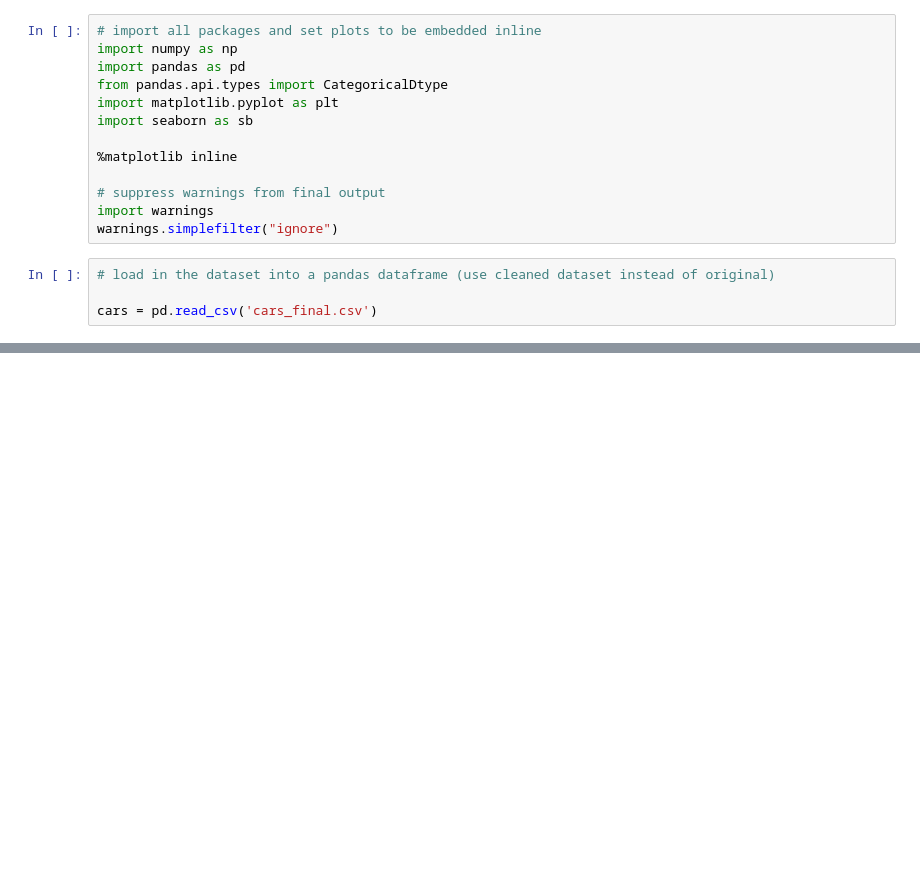
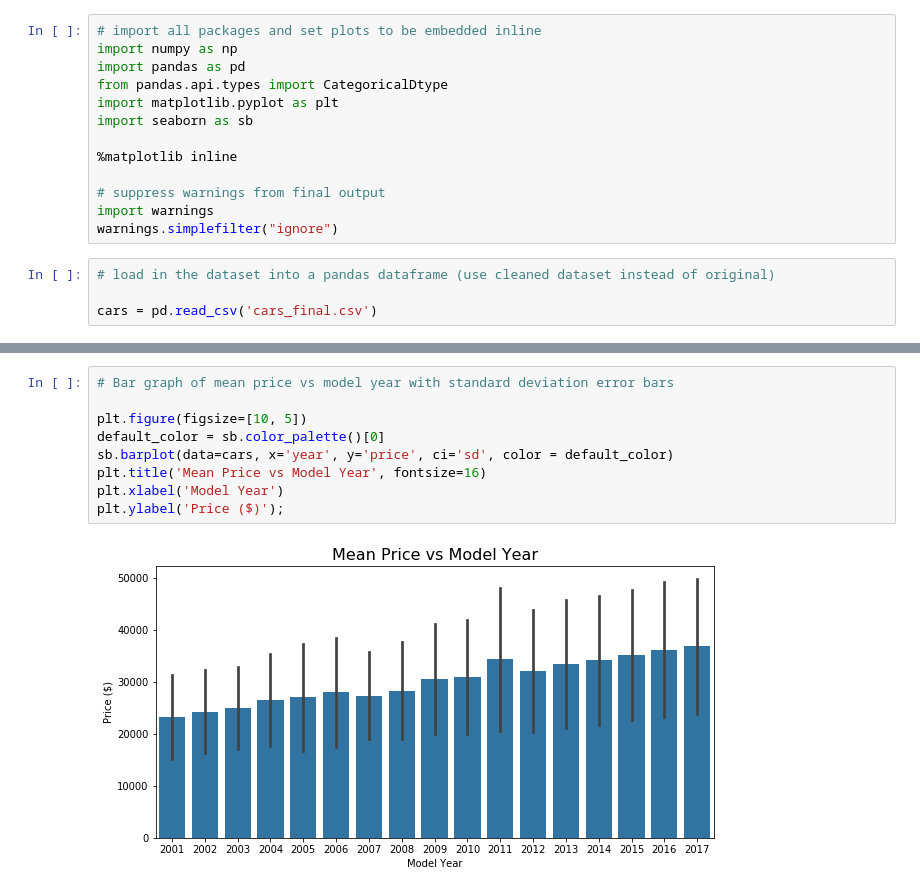
Before and after one commit to Rob-Bruton/Car-Features, a Jupyter notebook: car_slide_deck.ipynb, the cells around one changed output, grey strips where cells are left out. Cells and saved outputs as stored; diff of their text form; blank space fills up the shorter version.

```diff
--- a/car_slide_deck.ipynb
+++ b/car_slide_deck.ipynb
@@ -76,0 +69,11 @@ before you finish your presentation!
+# %%
+# Bar graph of mean price vs model year with standard deviation error bars
+
+plt.figure(figsize=[10, 5])
+default_color = sb.color_palette()[0]
+sb.barplot(data=cars, x='year', y='price', ci='sd', color = default_color)
+plt.title('Mean Price vs Model Year', fontsize=16)
+plt.xlabel('Model Year')
+plt.ylabel('Price ($)');
+# %% [output]
+[figure, added]
```
Also changed, not shown: parts of 14 cells of this notebook, 5 other files.
